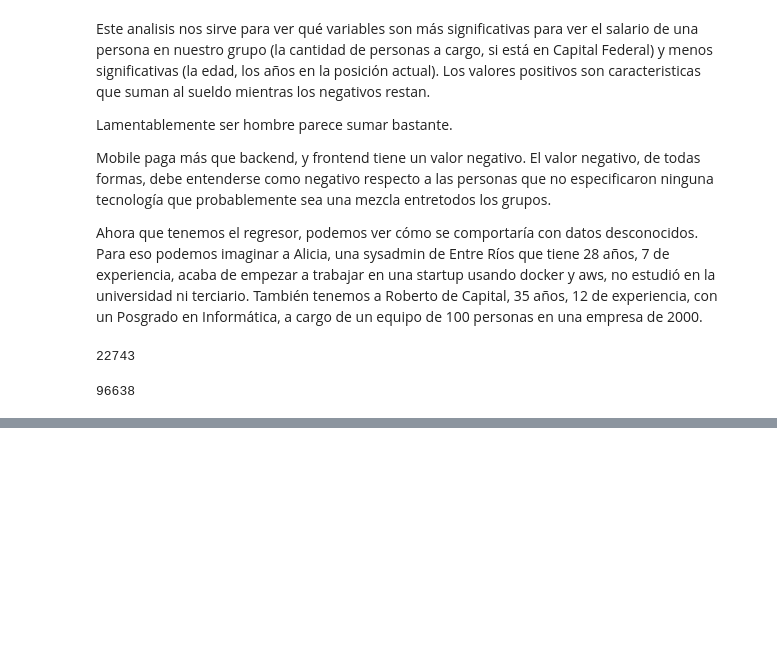
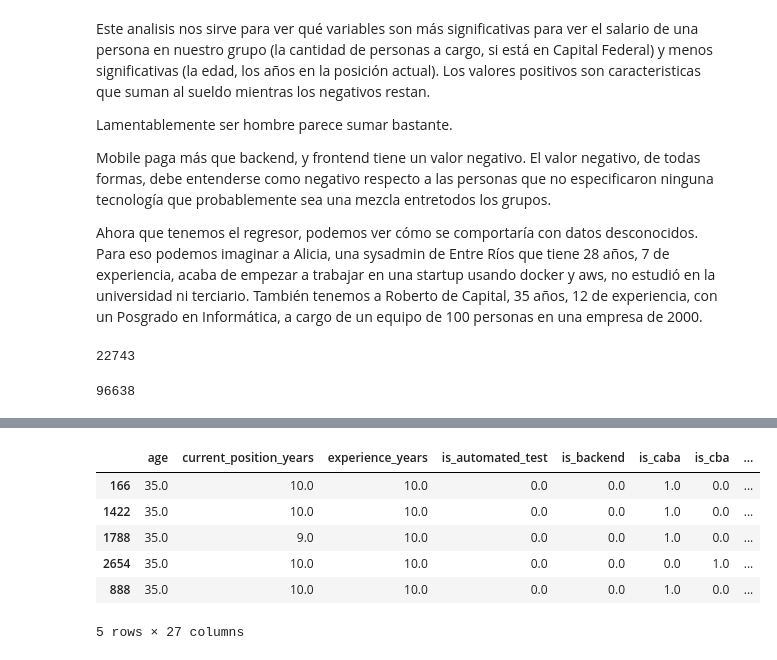
Before and after one commit to seppo0010/sysarmy-sueldos-2019.1, a Jupyter notebook: Sysarmy - Predicción de sueldos.ipynb, the cells around one changed output, grey strips where cells are left out. Cells and saved outputs as stored; diff of their text form; code cells hidden in the pictures; blank space fills up the shorter version.

```diff
--- a/Sysarmy - Predicción de sueldos.ipynb
+++ b/Sysarmy - Predicción de sueldos.ipynb
@@ -557,0 +624,11 @@ int(lr.predict([[bob_transformed[col] for col in X.columns]])[0])
+# %%
+neighbours = knnr.kneighbors([[bob_transformed[col] for col in X.columns]])[1]
+X.iloc[neighbours[0]]
+# %% [output]
+|  | age | current_position_years | experience_years | is_automated_test | is_backend | is_caba | is_cba | ... |
+| 166 | 35.0 | 10.0 | 10.0 | 0.0 | 0.0 | 1.0 | 0.0 | ... |
+| 1422 | 35.0 | 10.0 | 10.0 | 0.0 | 0.0 | 1.0 | 0.0 | ... |
+| 1788 | 35.0 | 9.0 | 10.0 | 0.0 | 0.0 | 1.0 | 0.0 | ... |
+| 2654 | 35.0 | 10.0 | 10.0 | 0.0 | 0.0 | 0.0 | 1.0 | ... |
+| 888 | 35.0 | 10.0 | 10.0 | 0.0 | 0.0 | 1.0 | 0.0 | ... |
+5 rows × 27 columns
```
Also changed, not shown: parts of 13 cells of this notebook.
